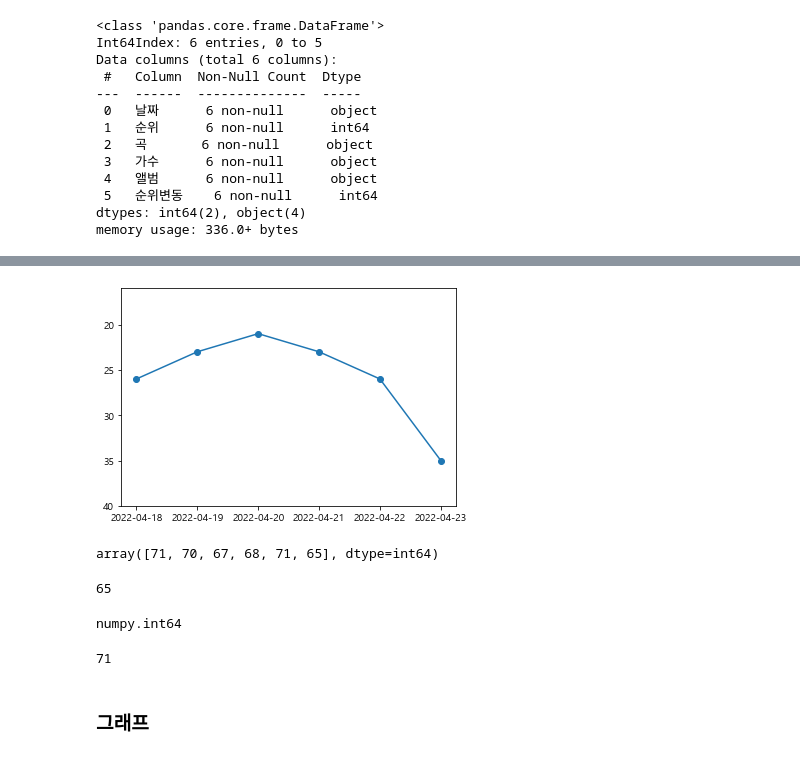
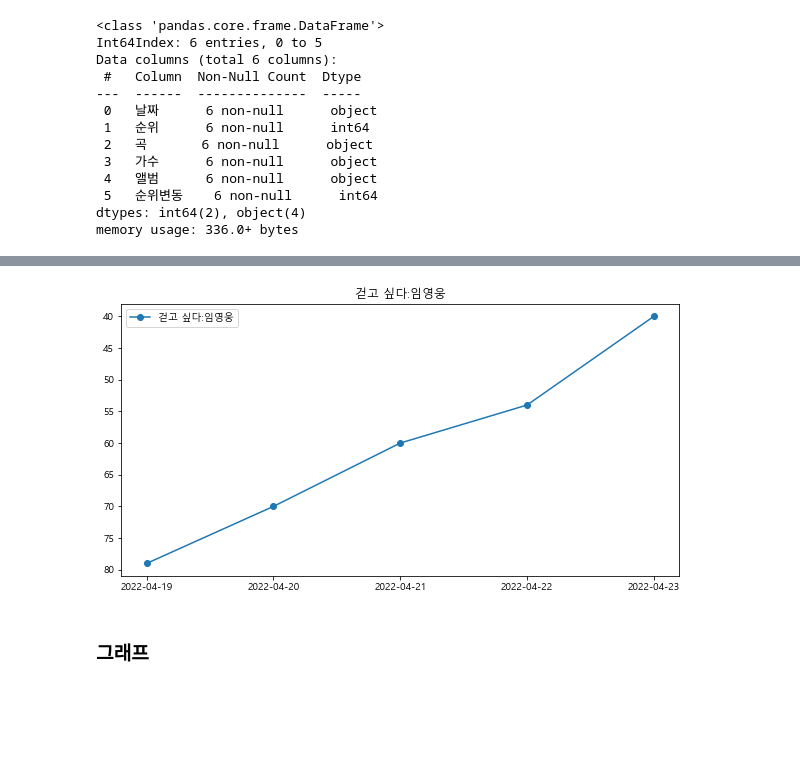
Before and after one commit to kbjung/Wantreez, a Jupyter notebook: Crawling/music/graph_flo_2022.ipynb, the cells around one changed output, grey strips where cells are left out. Saved outputs shown, nothing was run; the diff lists cells and outputs as text; code cells hidden in the pictures; blank space fills up the shorter version.

```diff
--- a/Crawling/music/graph_flo_2022.ipynb
+++ b/Crawling/music/graph_flo_2022.ipynb
@@ -129,0 +144,3 @@ basic_date_df
+# %%
+sort_df = sliced_df[['곡', '가수']]
+sort_df
@@ -129,0 +161,3 @@ basic_date_df
+# %%
+sort_df = sort_df.drop_duplicates(['곡', '가수'], ignore_index=True)
+sort_df
@@ -132,11 +182,18 @@ basic_date_df
 # %%
 song_df_list = []
-for one in sliced_df['곡'].unique():
-    one_df = sliced_df[sliced_df['곡'] == one].reset_index(drop=True)
-    one_df['순위변동'] = -( one_df['순위'] - one_df['순위'].shift(1) )
+for i in range(sort_df.shape[0]):
+    temp = sort_df.iloc[i, :]
+    one_df = sliced_df[(sliced_df['곡'] == temp['곡']) & (sliced_df['가수'] == temp['가수'])].reset_index(drop=True)
+    one_df['순위변동'] = - ( one_df['순위'] - one_df['순위'].shift(1) )
     one_df['순위변동'] = one_df['순위변동'].fillna(0)
     one_df['순위변동'] = one_df['순위변동'].astype('int64')
     merged_df = pd.merge(basic_date_df, one_df, how='left', on='날짜')
+    title = merged_df['곡'].value_counts().index[0]
+    artist = merged_df['가수'].value_counts().index[0]
+    album = merged_df['앨범'].value_counts().index[0]
+    merged_df['곡'] = merged_df['곡'].fillna(title)
+    merged_df['가수'] = merged_df['가수'].fillna(artist)
+    merged_df['앨범'] = merged_df['앨범'].fillna(album)
     song_df_list.append(merged_df)
 # %% [markdown]
 ### 노래 개수
@@ -165,7 +222,7 @@ Data columns (total 6 columns):
 dtypes: int64(2), object(4)
 memory usage: 336.0+ bytes
 # %%
-tmp = song_df_list[25]
+tmp = song_df_list[100]
 tmp
 # %% [output]
 |  | 날짜 | 순위 | 곡 | 가수 | 앨범 | 순위변동 |
@@ -178,29 +248,17 @@ tmp
 # %%
 title = tmp['곡'].value_counts().index.values[0]
 artist = tmp['가수'].value_counts().index.values[0]
 song_label = title + ':' + artist
-min_limit = min(tmp['순위'].values)
-max_limit = max(tmp['순위'].values)
+
+plt.figure(figsize=(10,5))
+ax = plt.axes()
+ax.invert_yaxis()
 plt.plot(tmp['날짜'], tmp['순위'], '-o', label=song_label)
-plt.ylim(max_limit + 5, min_limit - 5);
+plt.title(song_label)
+plt.legend()
+plt.show()
 # %% [output]
-[figure, old version]
+[figure, new version]
-# %%
-song_df_list[70]['순위'].values
-# %% [output]
-array([71, 70, 67, 68, 71, 65], dtype=int64)
-# %%
-min(song_df_list[70]['순위'].values)
-# %% [output]
-65
-# %%
-type(min(song_df_list[70]['순위'].values))
-# %% [output]
-numpy.int64
-# %%
-max(song_df_list[70]['순위'].values)
-# %% [output]
-71
 # %%
 temp_df = song_df_list[70:91]
 # %% [markdown]
```
Also changed, not shown: parts of 43 cells of this notebook.
